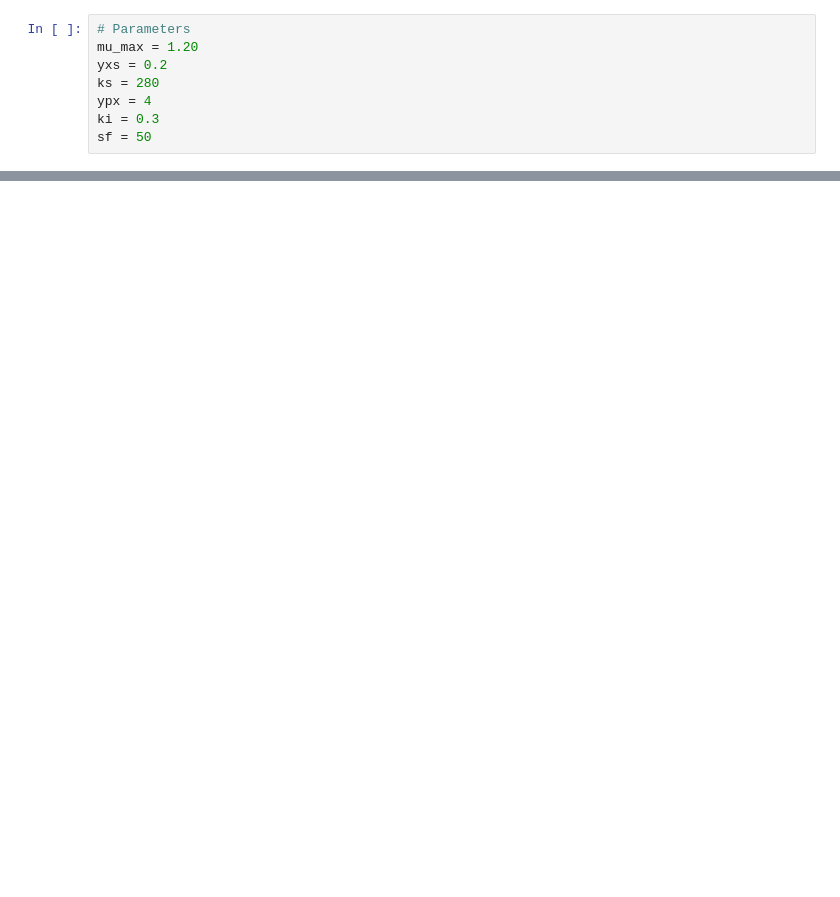
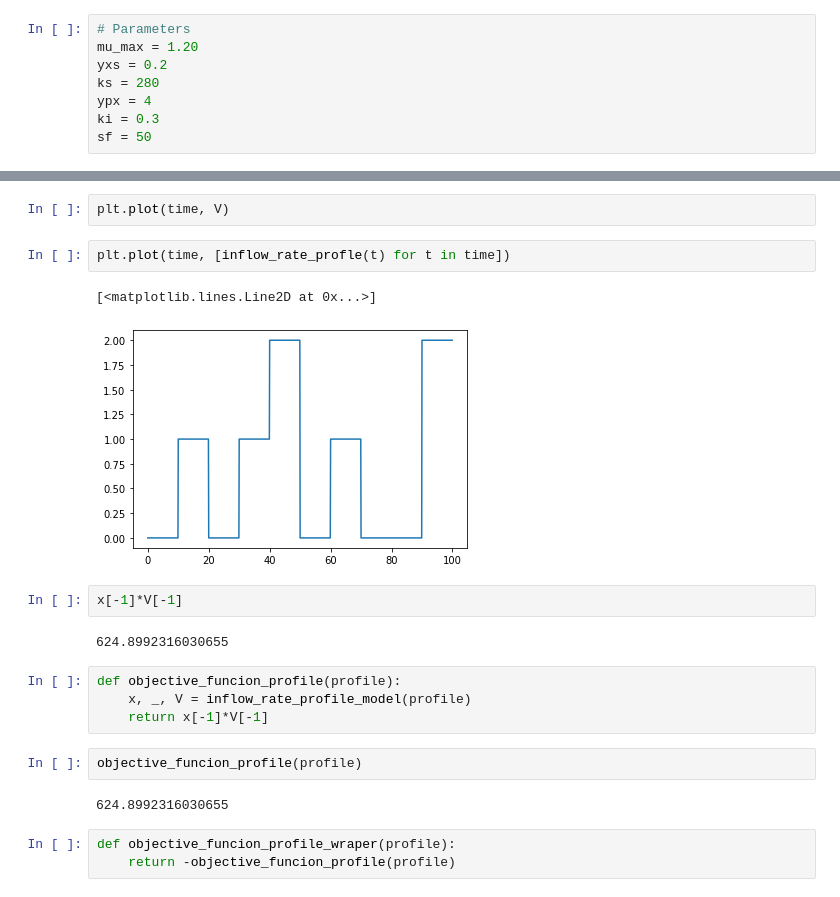
Before and after one commit to juanmggb/maestria, a Jupyter notebook: mc_fb_optimization/mc_fb_optimization.ipynb, the cells around one changed output, grey strips where cells are left out. Saved outputs shown, nothing was run; the diff lists cells and outputs as text; blank space fills up the shorter version.

```diff
--- a/mc_fb_optimization/mc_fb_optimization.ipynb
+++ b/mc_fb_optimization/mc_fb_optimization.ipynb
@@ -185,0 +206,22 @@ plt.show()
+# %%
+plt.plot(time, V)
+# %%
+plt.plot(time, [inflow_rate_profle(t) for t in time])
+# %% [output]
+[<matplotlib.lines.Line2D at 0x...>]
+[figure, added]
+# %%
+x[-1]*V[-1]
+# %% [output]
+624.8992316030655
+# %%
+def objective_funcion_profile(profile):
+    x, _, V = inflow_rate_profile_model(profile)
+    return x[-1]*V[-1]
+# %%
+objective_funcion_profile(profile)
+# %% [output]
+624.8992316030655
+# %%
+def objective_funcion_profile_wraper(profile):
+    return -objective_funcion_profile(profile)
```
Also changed, not shown: parts of 54 cells of this notebook.
